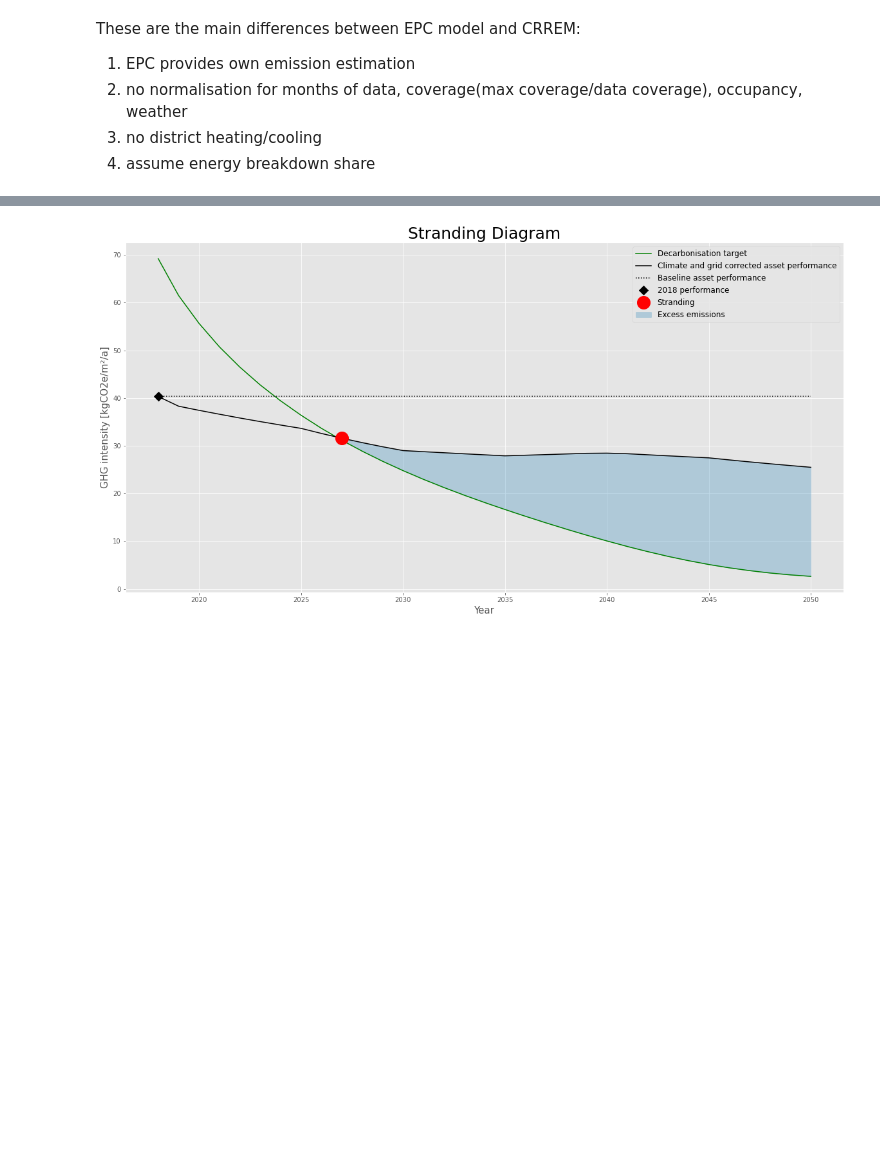
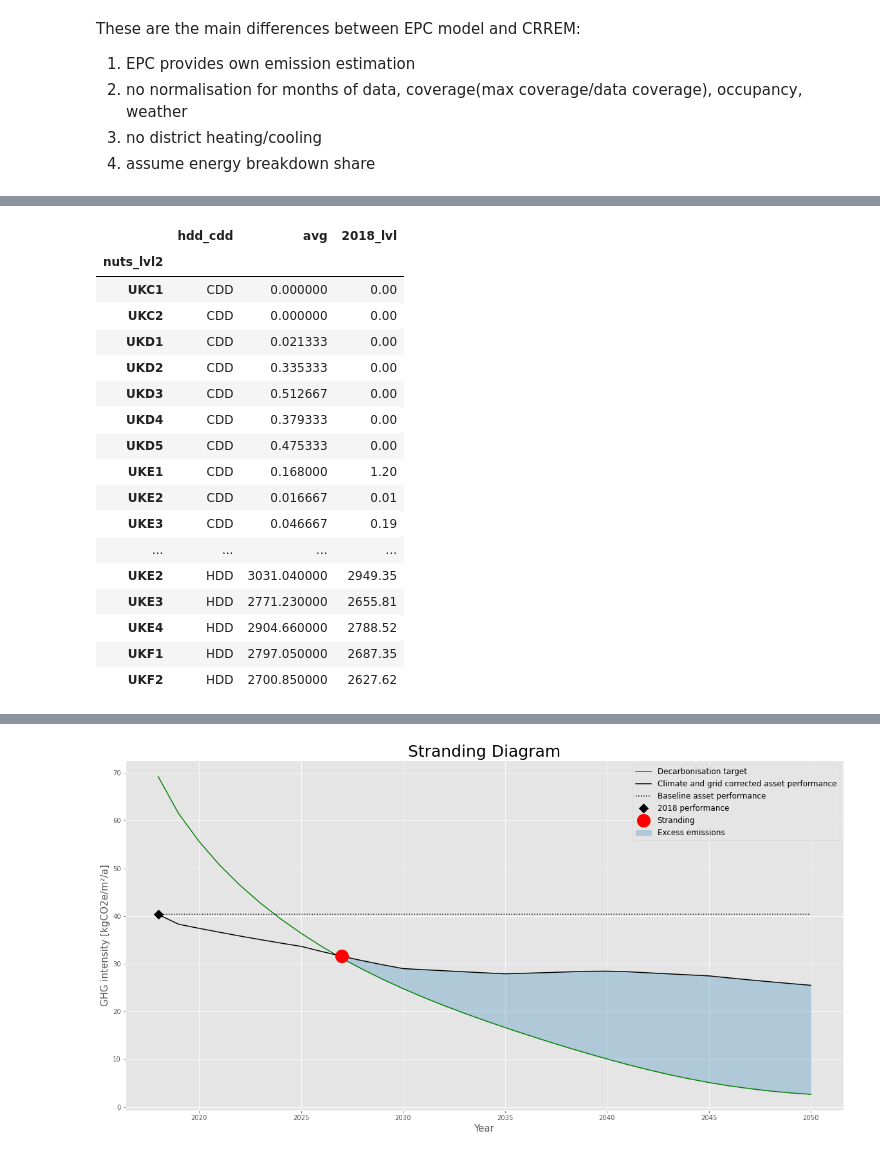
Before and after one commit to BlockchainClimateInstitute/package-crrem, a Jupyter notebook: CVAR .ipynb, the cells around one changed output, grey strips where cells are left out. Cells and saved outputs as stored; diff of their text form; code cells hidden in the pictures; blank space fills up the shorter version.

```diff
--- a/CVAR .ipynb
+++ b/CVAR .ipynb
@@ -22,3 +81,24 @@ warnings.filterwarnings("ignore")
+# %%
+hdd_cdd_by_nuts_normalization[:50]
+# %% [output]
+|  | hdd_cdd | avg | 2018_lvl |
+| nuts_lvl2 |  |  |  |
+| UKC1 | CDD | 0.000000 | 0.00 |
+| UKC2 | CDD | 0.000000 | 0.00 |
+| UKD1 | CDD | 0.021333 | 0.00 |
+| UKD2 | CDD | 0.335333 | 0.00 |
+| UKD3 | CDD | 0.512667 | 0.00 |
+| UKD4 | CDD | 0.379333 | 0.00 |
+| UKD5 | CDD | 0.475333 | 0.00 |
+| UKE1 | CDD | 0.168000 | 1.20 |
+| UKE2 | CDD | 0.016667 | 0.01 |
+| UKE3 | CDD | 0.046667 | 0.19 |
+| ... | ... | ... | ... |
+| UKE2 | HDD | 3031.040000 | 2949.35 |
+| UKE3 | HDD | 2771.230000 | 2655.81 |
+| UKE4 | HDD | 2904.660000 | 2788.52 |
+| UKF1 | HDD | 2797.050000 | 2687.35 |
+| UKF2 | HDD | 2700.850000 | 2627.62 |
 # %%
 #impport raw data
 target_level = DataQ("select * from crrem.target_levels").data
```
Also changed, not shown: parts of 3 cells of this notebook, 6 other files.
